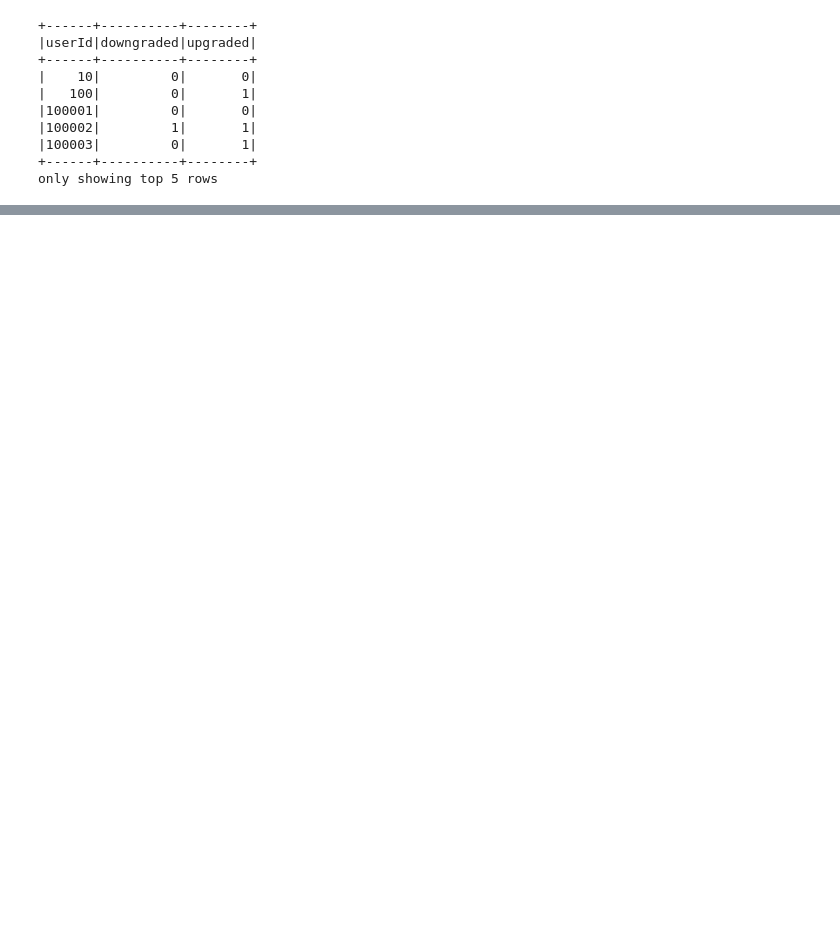
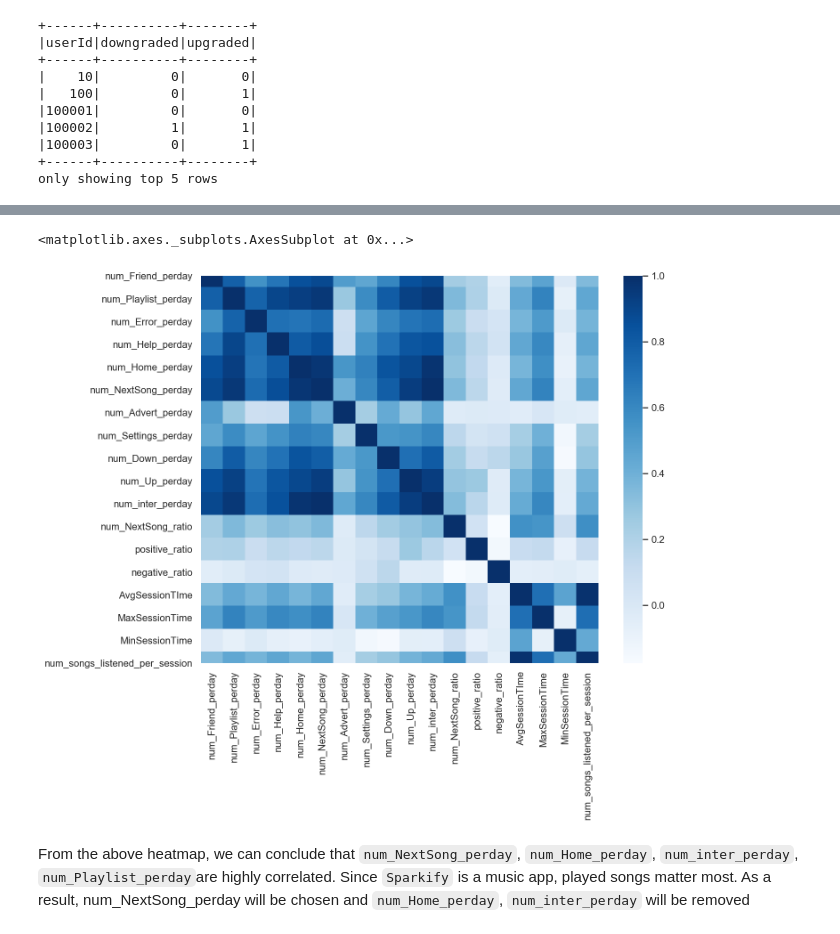
Before and after one commit to yl2982/spark_project, a Jupyter notebook: Sparkify.ipynb, the cells around one changed output, grey strips where cells are left out. Drawn from its saved outputs; the diff is of its cells as text; code cells hidden in the pictures; blank space fills up the shorter version.

```diff
--- a/Sparkify.ipynb
+++ b/Sparkify.ipynb
@@ -1021,0 +848,3 @@ F1 Score for Random Forest is: 0.9747242721926267
+# %%
+numeric_feature = spark.read.csv('numeric_feature.csv', header=True)
+numeric_feature.head(1)
@@ -1021,0 +855,4 @@ F1 Score for Random Forest is: 0.9747242721926267
+# %%
+numeric_feature_df = numeric_feature.toPandas()
+numeric_feature_df = numeric_feature_df.drop(['userId'],axis=1).astype('float')
+numeric_feature_df.head(5)
@@ -1021,0 +866,10 @@ F1 Score for Random Forest is: 0.9747242721926267
+# %%
+# heatmap
+corr = numeric_feature_df.corr()
+plt.figure(figsize=(10,8))
+sns.heatmap(corr, cmap='Blues')
+# %% [output]
+<matplotlib.axes._subplots.AxesSubplot at 0x...>
+[figure, added]
+# %% [markdown]
+From the above heatmap, we can conclude that `num_NextSong_perday`, `num_Home_perday`, `num_inter_perday`, `num_Playlist_perday`are highly correlated. Since `Sparkify` is a music app, played songs matter most. As a result, num_NextSong_perday will be chosen and `num_Home_perday`, `num_inter_perday` will be removed
```
Also changed, not shown: parts of 118 cells of this notebook, 1 other file.
